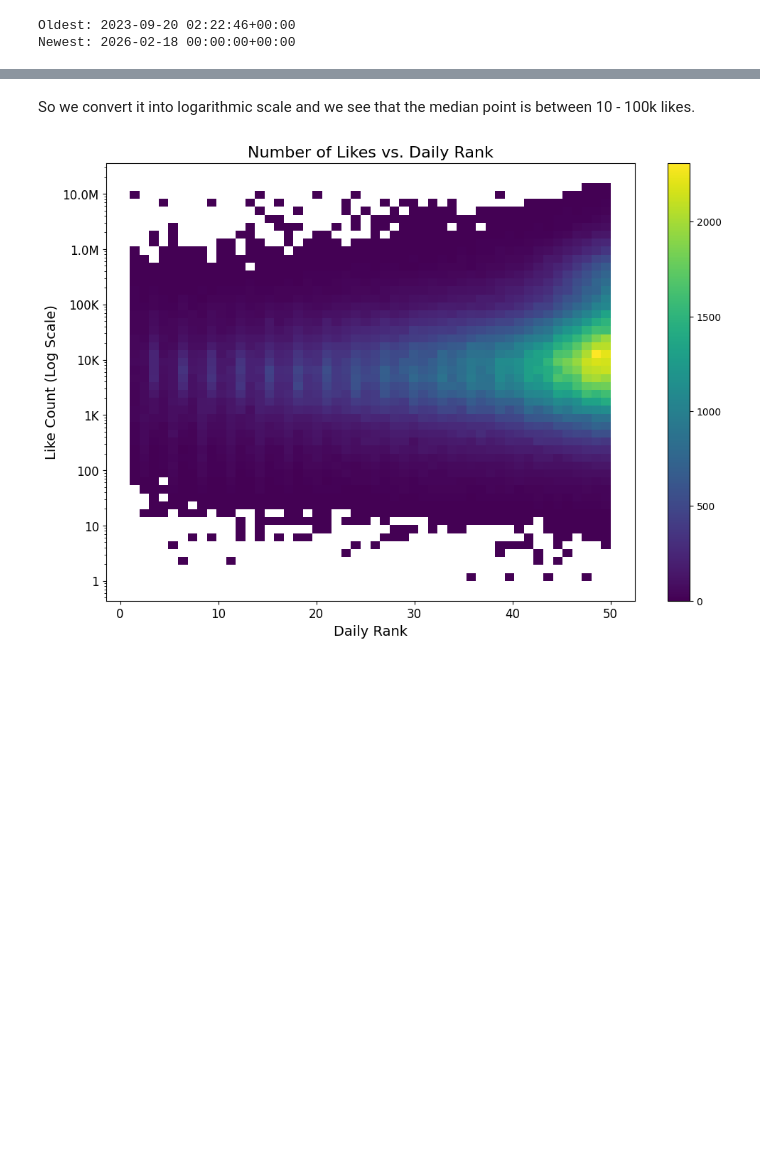
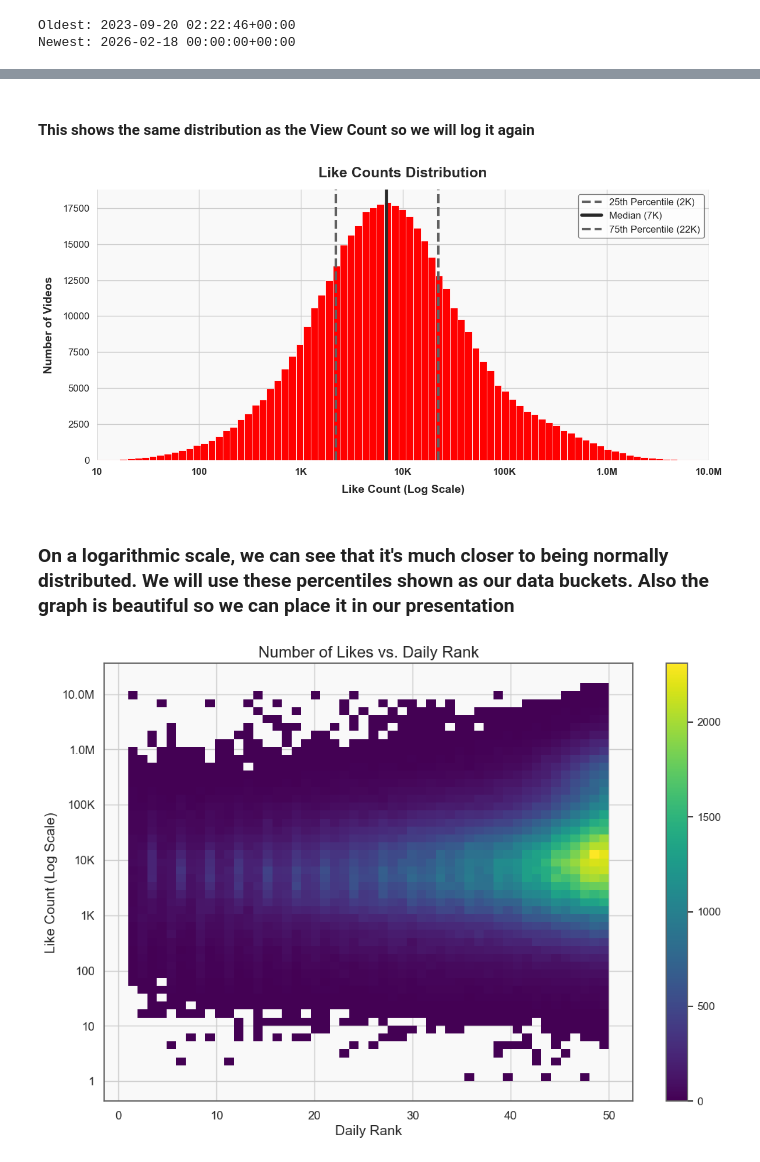
Before and after one commit to Mcray3000/DeeplearningFinalUwU, a Jupyter notebook: EDA.ipynb, the cells around one changed output, grey strips where cells are left out. Saved outputs shown, nothing was run; the diff lists cells and outputs as text; code cells hidden in the pictures; blank space fills up the shorter version.

```diff
--- a/EDA.ipynb
+++ b/EDA.ipynb
@@ -237,5 +251,62 @@ plt.show()
-# %% [markdown]
-So we convert it into logarithmic scale and we see that the median point is between 10 - 100k likes.
+# %% [markdown]
+#### This shows the same distribution as the View Count so we will log it again
+# %%
+import matplotlib.pyplot as plt
+import matplotlib.ticker as ticker
+import seaborn as sns
+
+yt_red = '#FF0000'
+yt_black = '#282828'
+yt_gray = '#F9F9F9'
+yt_dark_gray = '#606060'
+
+sns.set_theme(style="whitegrid", rc={"axes.facecolor": yt_gray, "figure.facecolor": "white", "axes.edgecolor": yt_dark_gray})
+
+plt.figure(figsize=(12, 6))
+ax = plt.gca()
+
+sns.histplot(df['like_count'], kde=True, log_scale=True, bins=100, color=yt_red, edgecolor='white', alpha=1.0)
+
+def human_readable_format(x, pos):
+    if x >= 1e6:
+        return f'{x/1e6:.1f}M'
+    elif x >= 1e3:
+        return f'{x/1e3:.0f}K'
+    else:
+        return f'{x:.0f}'
+
+ax.xaxis.set_major_formatter(ticker.FuncFormatter(human_readable_format))
+
+plt.xlim(10, 1e7)
+
+q25 = df['like_count'].quantile(0.25)
+median = df['like_count'].median()
+q75 = df['like_count'].quantile(0.75)
+
+ax.axvline(q25, color=yt_dark_gray, linestyle='--', linewidth=3,
+           label=f'25th Percentile ({human_readable_format(q25, None)})')
+
+ax.axvline(median, color=yt_black, linestyle='-', linewidth=4,
+           label=f'Median ({human_readable_format(median, None)})')
+
+ax.axvline(q75, color=yt_dark_gray, linestyle='--', linewidth=3,
+           label=f'75th Percentile ({human_readable_format(q75, None)})')
+
+plt.legend(fontsize=12, frameon=True, facecolor='white', edgecolor=yt_dark_gray)
+
+plt.xticks(fontsize=12, fontweight='bold', color=yt_black)
+plt.yticks(fontsize=12, color=yt_black)
+plt.xlabel('Like Count (Log Scale)', fontsize=14, fontweight='bold', color=yt_black, labelpad=10)
+plt.ylabel('Number of Videos', fontsize=14, fontweight='bold', color=yt_black, labelpad=10)
+plt.title('Like Counts Distribution', fontsize=18, fontweight='bold', color=yt_black, pad=15)
+
+sns.despine(left=True, bottom=True)
+plt.tight_layout()
+plt.show()
+# %% [output]
+[figure, added]
+# %% [markdown]
+### On a logarithmic scale, we can see that it's much closer to being normally distributed. We will use these percentiles shown as our data buckets. Also the graph is beautiful so we can place it in our presentation
 # %%
 import matplotlib.pyplot as plt
 import seaborn as sns
@@ -276,5 +347,5 @@ plt.yticks(fontsize=12)
 
 plt.show()
 # %% [output]
-[figure, old version]
+[figure, new version]
 # %% [markdown]
```
Also changed, not shown: parts of 29 cells of this notebook.
